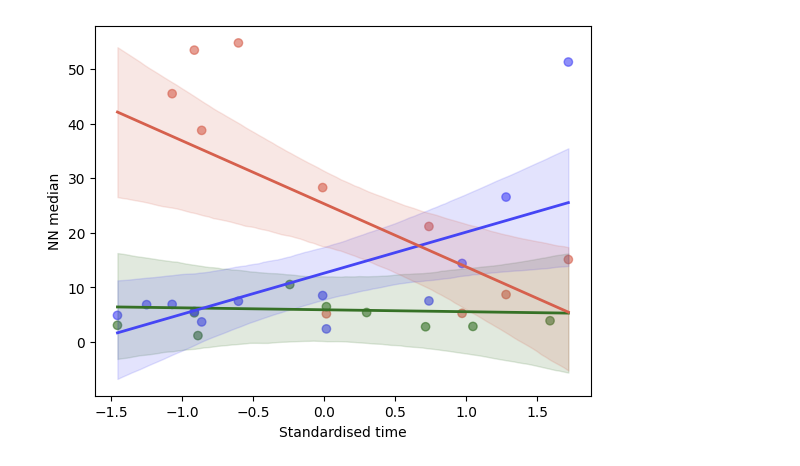
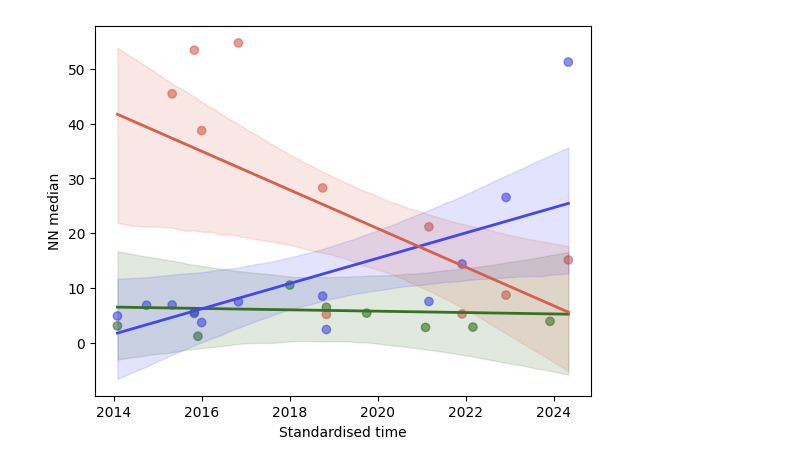
Before and after one commit to ruthviksp/territory_geometry, a Jupyter notebook: model_timeseries.ipynb, the cells around one changed output. Cells and saved outputs as stored; diff of their text form; code cells hidden in the pictures.

Commit message:
modified plotting axis to year

```diff
--- a/model_timeseries.ipynb
+++ b/model_timeseries.ipynb
@@ -108,28 +108,30 @@ Messages received during sampling:
 # %%
-tmin = df['time_std'].min()
-tmax = df['time_std'].max()
+xmin = df['time_std'].min()
+xmax = df['time_std'].max()
 
-x_pred = np.linspace(tmin,tmax, 100)
+x_pred = np.linspace(xmin,xmax, 100)
+t_pred = x_pred * time.std() + time.mean()
+t_pred = pd.to_datetime(t_pred*365.25, unit='D', origin=t0)
 
 alpha = fit['alpha']
 beta  = fit['beta']
 # %%
 fig,ax = plt.subplots(1,1)
 
-ax.scatter(df['time_std'], df['nn_cross_median'], c=df['lek_id_codes'].map(dict(zip(leks,colors))), alpha=0.6)
+ax.scatter(df['date_now'], df['nn_cross_median'], c=df['lek_id_codes'].map(dict(zip(leks,colors))), alpha=0.6)
 
 # posterior regression lines per lek
 for lek_idx,col in zip(leks, colors):
     a = alpha[lek_idx-1,:]
     b = beta[lek_idx-1,:]
 
     y_pred = a + b * x_pred[:,None]
 
-    ax.plot(x_pred, y_pred.mean(axis=1), color=col, lw=2)
-    ax.fill_between(x_pred, np.quantile(y_pred, 0.025, axis=1), np.quantile(y_pred, 0.975, axis=1), color=col, alpha=0.15)
+    ax.plot(t_pred, y_pred.mean(axis=1), color=col, lw=2)
+    ax.fill_between(t_pred, np.quantile(y_pred, 0.025, axis=1), np.quantile(y_pred, 0.975, axis=1), color=col, alpha=0.15)
 
 ax.set_xlabel("Standardised time")
 ax.set_ylabel("NN median")
 plt.show()
 # %% [output]
-[figure, old version]
+[figure, new version]
```
Also changed, not shown: parts of 1 cell of this notebook.
